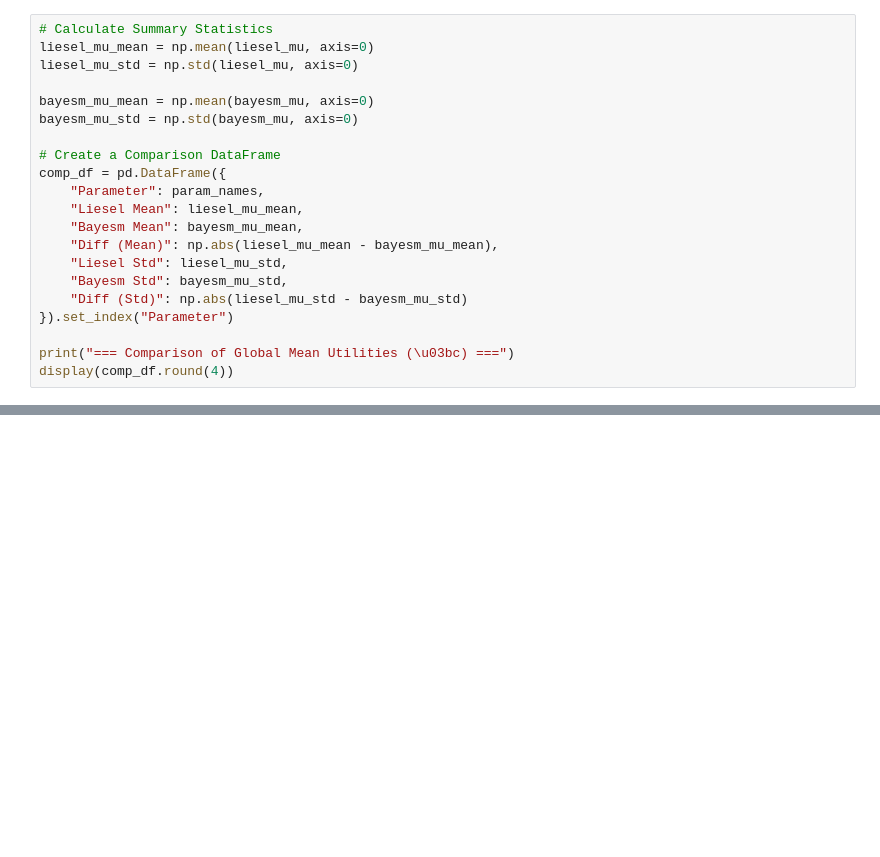
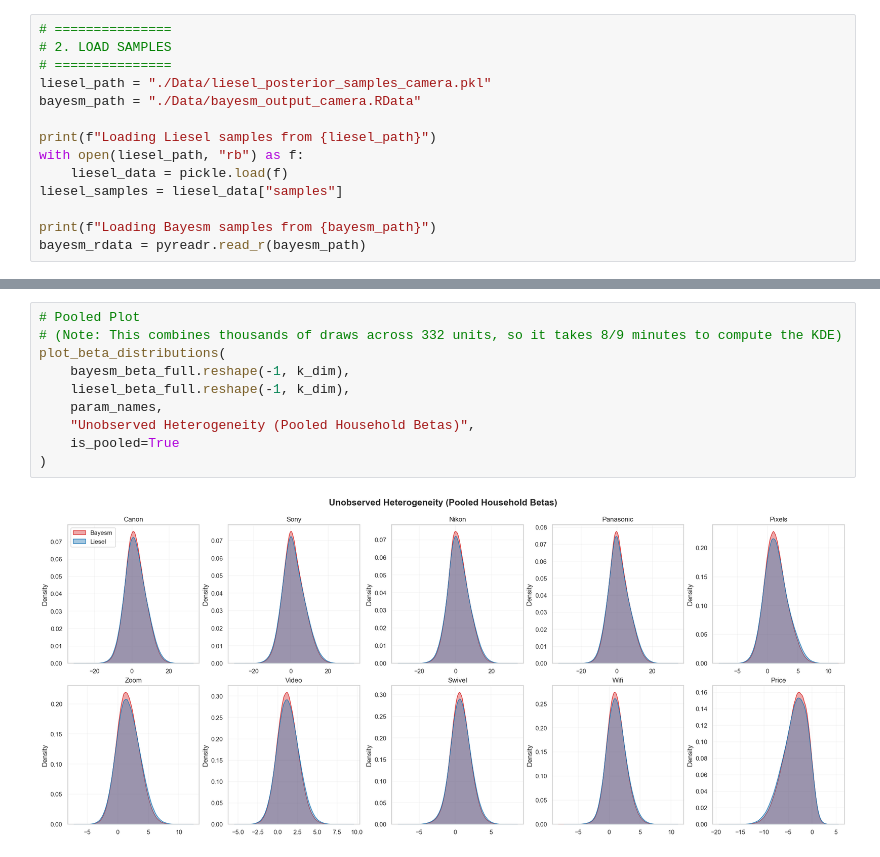
Before and after one commit to Paul-Jarschke/liesel_project, a Jupyter notebook: HMBNL/camera/compare_models.ipynb, the cells around one changed output, grey strips where cells are left out. Saved outputs shown, nothing was run; the diff lists cells and outputs as text; blank space fills up the shorter version.

```diff
--- a/HMBNL/camera/compare_models.ipynb
+++ b/HMBNL/camera/compare_models.ipynb
@@ -38,21 +24,14 @@ print(f"Bayesm Mu Shape: {bayesm_mu.shape}")
 # %%
-# Calculate Summary Statistics
-liesel_mu_mean = np.mean(liesel_mu, axis=0)
-liesel_mu_std = np.std(liesel_mu, axis=0)
+# ===============
+# 2. LOAD SAMPLES
+# ===============
+liesel_path = "./Data/liesel_posterior_samples_camera.pkl"
+bayesm_path = "./Data/bayesm_output_camera.RData"
 
-bayesm_mu_mean = np.mean(bayesm_mu, axis=0)
-bayesm_mu_std = np.std(bayesm_mu, axis=0)
+print(f"Loading Liesel samples from {liesel_path}")
+with open(liesel_path, "rb") as f:
+    liesel_data = pickle.load(f)
+liesel_samples = liesel_data["samples"]
 
-# Create a Comparison DataFrame
-comp_df = pd.DataFrame({
-    "Parameter": param_names,
-    "Liesel Mean": liesel_mu_mean,
-    "Bayesm Mean": bayesm_mu_mean,
-    "Diff (Mean)": np.abs(liesel_mu_mean - bayesm_mu_mean),
-    "Liesel Std": liesel_mu_std,
-    "Bayesm Std": bayesm_mu_std,
-    "Diff (Std)": np.abs(liesel_mu_std - bayesm_mu_std)
-}).set_index("Parameter")
-
-print("=== Comparison of Global Mean Utilities (\u03bc) ===")
-display(comp_df.round(4))
+print(f"Loading Bayesm samples from {bayesm_path}")
+bayesm_rdata = pyreadr.read_r(bayesm_path)
@@ -115,0 +284,12 @@ plt.show()
+# %%
+# Pooled Plot
+# (Note: This combines thousands of draws across 332 units, so it takes 8/9 minutes to compute the KDE)
+plot_beta_distributions(
+    bayesm_beta_full.reshape(-1, k_dim),
+    liesel_beta_full.reshape(-1, k_dim),
+    param_names,
+    "Unobserved Heterogeneity (Pooled Household Betas)",
+    is_pooled=True
+)
+# %% [output]
+[figure, added]
```
Also changed, not shown: parts of 7 cells of this notebook, 1 other file.
